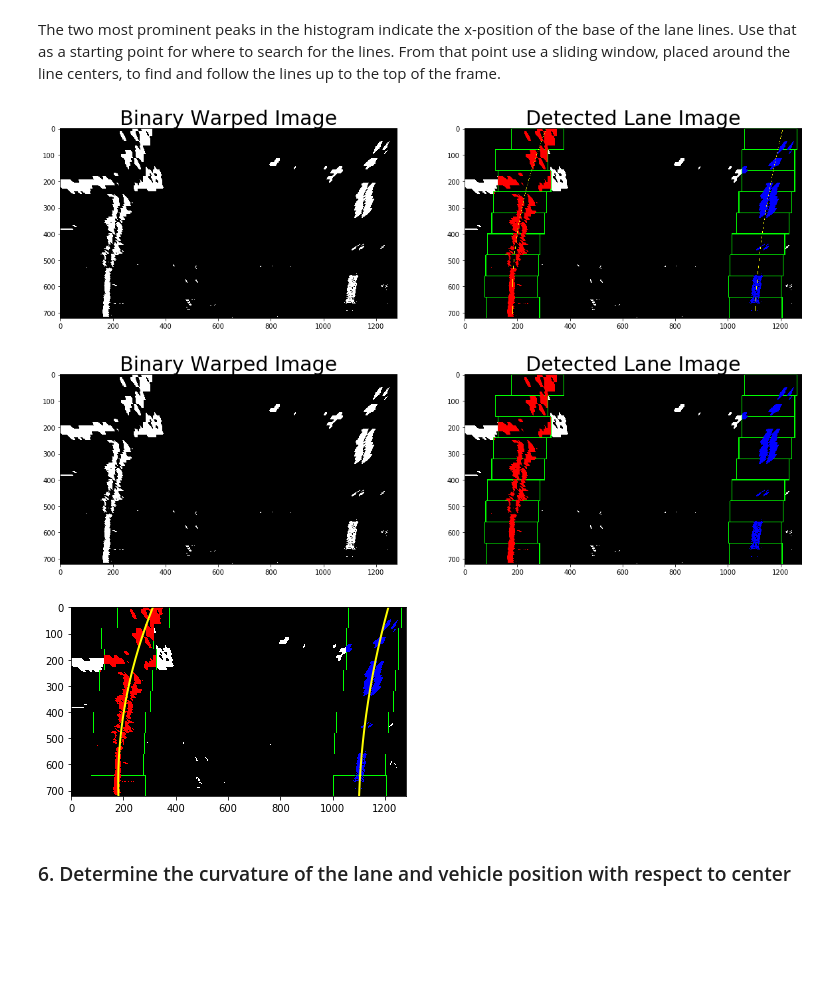
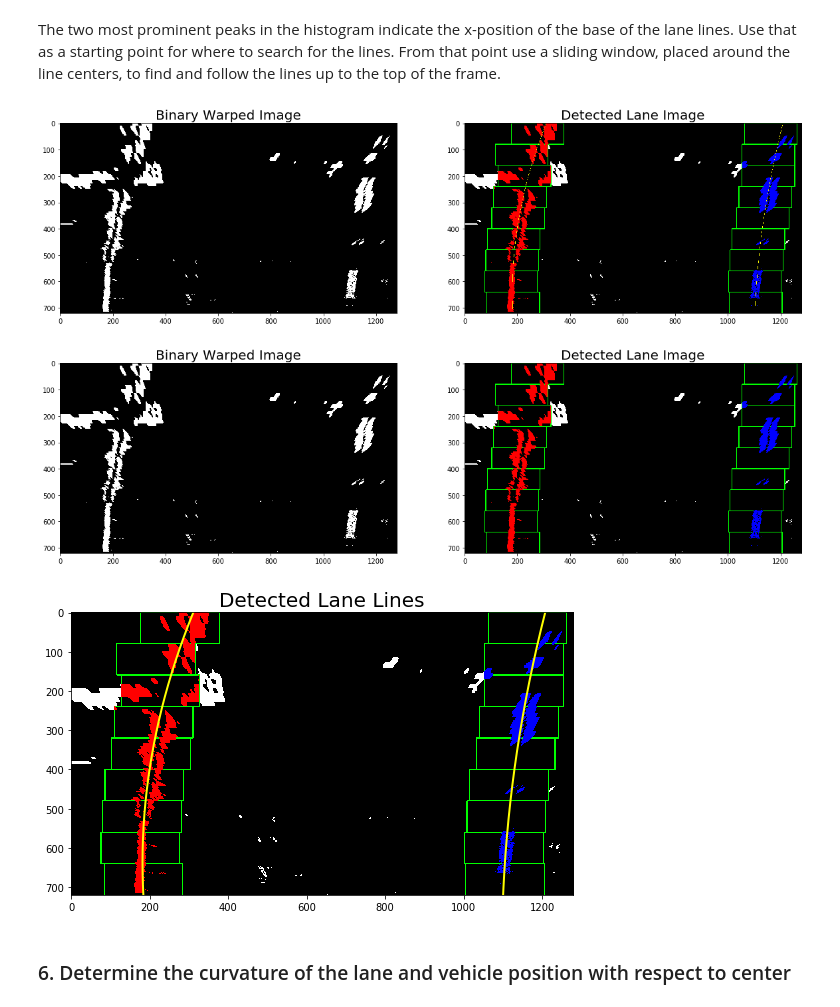
Before and after one commit to ek8203/CarND-Advanced-Lane-Lines, a Jupyter notebook: advanced_lane_finding.ipynb, the cells around one changed output. Saved outputs shown, nothing was run; the diff lists cells and outputs as text; code cells hidden in the pictures; blank space fills up the shorter version.

```diff
--- a/advanced_lane_finding.ipynb
+++ b/advanced_lane_finding.ipynb
@@ -586,14 +586,14 @@ for i in range(len(ploty)):
 # Visualize perspective transform
 figure, (ax1, ax2) = plt.subplots(1, 2, figsize=(20,10))
 ax1.imshow(binary_warped, cmap='gray')
-ax1.set_title('Binary Warped Image', fontsize=30)
+ax1.set_title('Binary Warped Image', fontsize=20)
 ax2.imshow(out_img, cmap='gray')
-ax2.set_title('Detected Lane Image', fontsize=30)
+ax2.set_title('Detected Lane Image', fontsize=20)
 plt.show()
 figure.savefig('output_images/detected_lane.jpg')   # save the figure to file
 plt.close(figure)    # close the figure
 # %% [output]
-[figure, old version]
+[figure, new version]
 # %%
 def find_lines(image, first_frame=True, max_fit_error=0.01):
 
@@ -736,28 +736,44 @@ output = find_lines(binary_warped)
 # Visualize perspective transform
 figure, (ax1, ax2) = plt.subplots(1, 2, figsize=(20,10))
 ax1.imshow(binary_warped, cmap='gray')
-ax1.set_title('Binary Warped Image', fontsize=30)
+ax1.set_title('Binary Warped Image', fontsize=20)
 ax2.imshow(output, cmap='gray')
-ax2.set_title('Detected Lane Image', fontsize=30)
+ax2.set_title('Detected Lane Image', fontsize=20)
 plt.show()
 figure.savefig('output_images/detected_lane.jpg')   # save the figure to file
 plt.close(figure)    # close the figure# Generate x and y values for plotting
 # %% [output]
-[figure, old version]
+[figure, new version]
 # %%
+# load test image
+image = cv2.imread('test_images/test5.jpg')
+image = cv2.cvtColor(image, cv2.COLOR_BGR2RGB)
+
+# get binary_warped
+undist = cv2.undistort(image, line.mtx, line.dist, None, line.mtx)
+binary = combined_binary(undist)
+width  = binary.shape[1]
+height = binary.shape[0]
+binary_warped = cv2.warpPerspective(binary, line.M, (width, height))
+
+# Find lines
+line.first_frame = True
+output = find_lines(binary_warped)
+
 ploty = np.linspace(0, binary_warped.shape[0]-1, binary_warped.shape[0] )
 left_fitx = line.left_fit[0]*ploty**2 + line.left_fit[1]*ploty + line.left_fit[2]
 right_fitx = line.right_fit[0]*ploty**2 + line.right_fit[1]*ploty + line.right_fit[2]
 
-plt.imshow(output)
-plt.plot(left_fitx, ploty, color='yellow', linewidth=2)
-plt.plot(right_fitx, ploty, color='yellow', linewidth=2)
-plt.xlim(0, 1280)
-plt.ylim(720, 0)
-plt.savefig('output_images/detected_lane-lines.jpg')
+figure, ax = plt.subplots( nrows=1, ncols=1, figsize=(9, 6) )  # create figure & 1 axis
+ax.imshow(output)
+ax.plot(left_fitx, ploty, color='yellow', linewidth=2)
+ax.plot(right_fitx, ploty, color='yellow', linewidth=2)
+ax.set_title("Detected Lane Lines", fontsize=20)
 plt.show()
+figure.savefig('output_images/detected_lane-lines.jpg')
+plt.close(figure)    # close the figure
 # %% [output]
-[figure, old version]
+[figure, new version]
 # %% [markdown]
 ### 6. Determine the curvature of the lane and vehicle position with respect to center
 # %%
```
Also changed, not shown: parts of 12 cells of this notebook, 12 other files.
